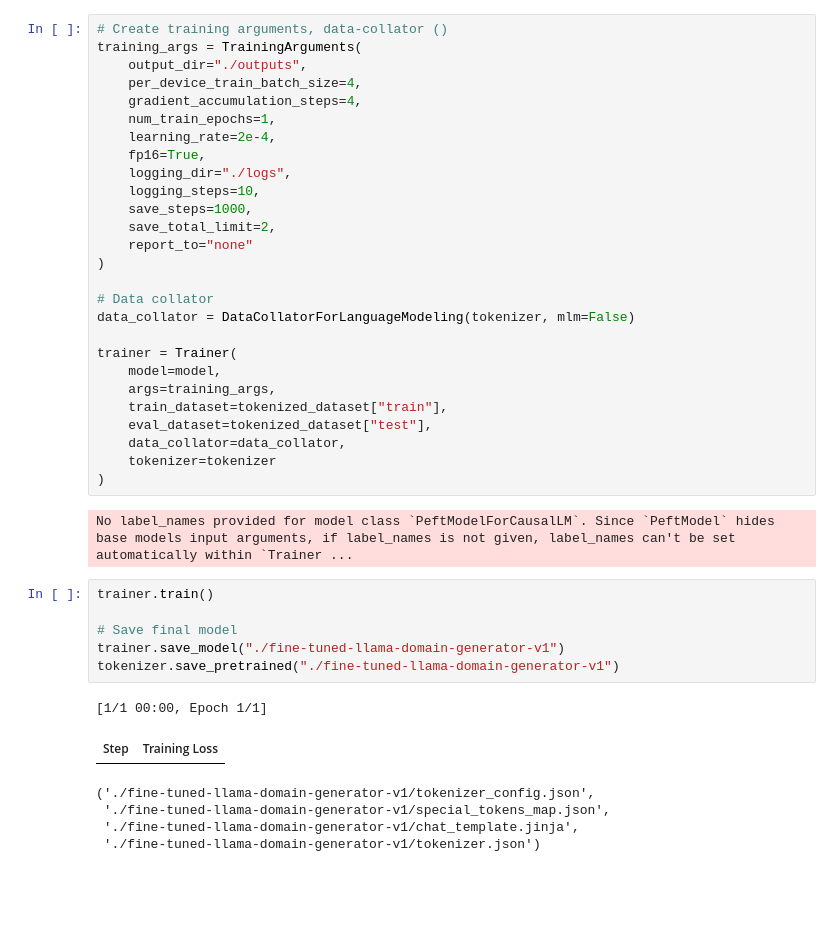
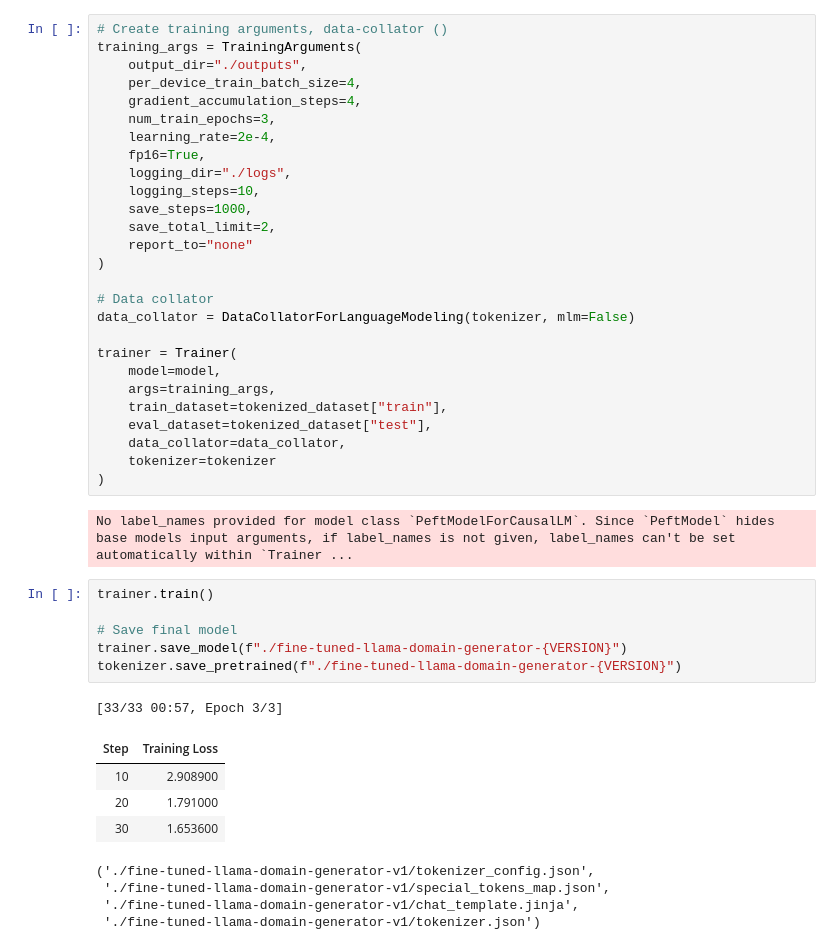
Before and after one commit to reggiebain/domain-name-generator, a Jupyter notebook: fine_tune_llm.ipynb, the cells around one changed output. Saved outputs shown, nothing was run; the diff lists cells and outputs as text; blank space fills up the shorter version.

Commit message:
500 sample, 3 epoch, 4 batch, 2e-4 LR, LoRA

```diff
--- a/fine_tune_llm.ipynb
+++ b/fine_tune_llm.ipynb
@@ -135,7 +92,7 @@ training_args = TrainingArguments(
     output_dir="./outputs",
     per_device_train_batch_size=4,
     gradient_accumulation_steps=4,
-    num_train_epochs=1,
+    num_train_epochs=3,
     learning_rate=2e-4,
     fp16=True,
     logging_dir="./logs",
@@ -161,12 +118,15 @@ No label_names provided for model class `PeftModelForCausalLM`. Since `PeftModel
 # %%
 trainer.train()
 
 # Save final model
-trainer.save_model("./fine-tuned-llama-domain-generator-v1")
-tokenizer.save_pretrained("./fine-tuned-llama-domain-generator-v1")
+trainer.save_model(f"./fine-tuned-llama-domain-generator-{VERSION}")
+tokenizer.save_pretrained(f"./fine-tuned-llama-domain-generator-{VERSION}")
 # %% [output]
-[1/1 00:00, Epoch 1/1]
+[33/33 00:57, Epoch 3/3]
 | Step | Training Loss |
+| 10 | 2.908900 |
+| 20 | 1.791000 |
+| 30 | 1.653600 |
 ('./fine-tuned-llama-domain-generator-v1/tokenizer_config.json',
  './fine-tuned-llama-domain-generator-v1/special_tokens_map.json',
  './fine-tuned-llama-domain-generator-v1/chat_template.jinja',
```
Also changed, not shown: parts of 10 cells of this notebook.
